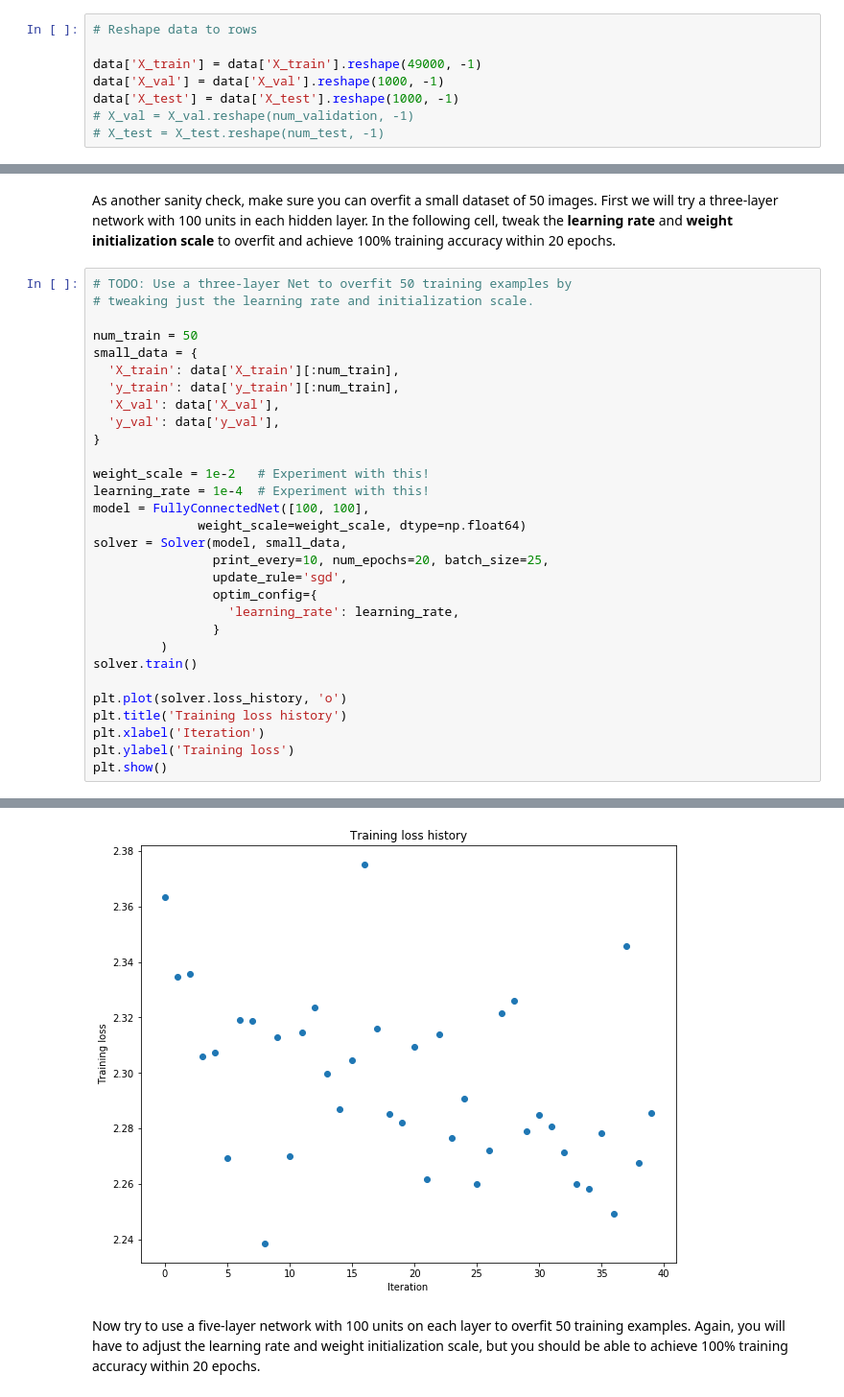
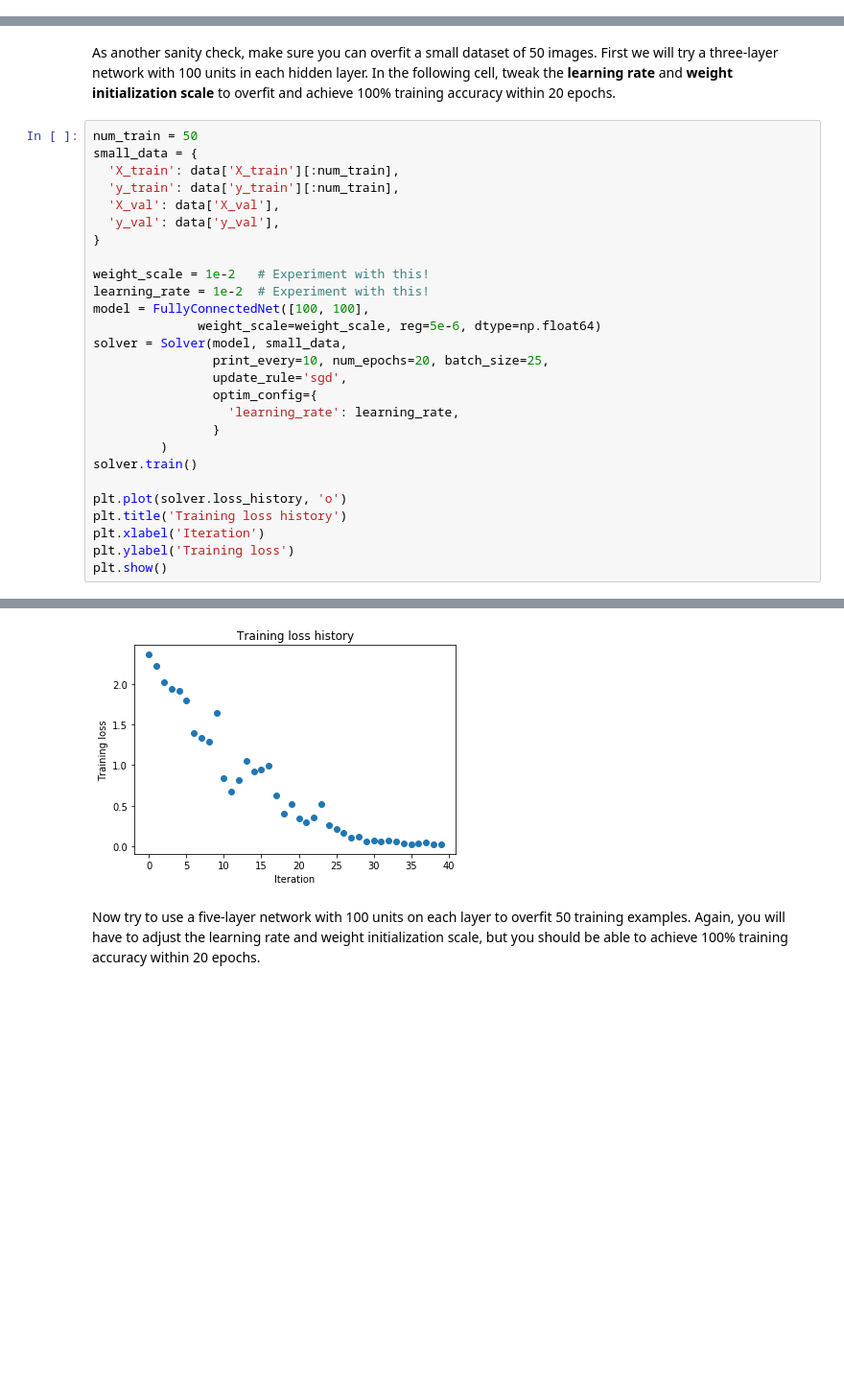
Before and after one commit to usmanr149/CS231n, a Jupyter notebook: assignment2/FullyConnectedNets.ipynb, the cells around one changed output, grey strips where cells are left out. Shown at 96% size. Cells and saved outputs as stored; diff of their text form; blank space fills up the shorter version.

```diff
--- a/assignment2/FullyConnectedNets.ipynb
+++ b/assignment2/FullyConnectedNets.ipynb
@@ -331,14 +328,6 @@ b2 relative error: 7.76e-10
 In the previous assignment, the logic for training models was coupled to the models themselves. Following a more modular design, for this assignment we have split the logic for training models into a separate class.
 
 Open the file `cs231n/solver.py` and read through it to familiarize yourself with the API. After doing so, use a `Solver` instance to train a `TwoLayerNet` that achieves at least `50%` accuracy on the validation set.
-# %%
-# Reshape data to rows
-
-data['X_train'] = data['X_train'].reshape(49000, -1)
-data['X_val'] = data['X_val'].reshape(1000, -1)
-data['X_test'] = data['X_test'].reshape(1000, -1)
-# X_val = X_val.reshape(num_validation, -1)
-# X_test = X_test.reshape(num_test, -1)
 # %%
 model = TwoLayerNet()
 solver = Solver(model, data, optim_config={'learning_rate':1e-3}, lr_decay=0.85)
@@ -449,9 +438,6 @@ b3 relative error: 1.32e-10
 # %% [markdown]
 As another sanity check, make sure you can overfit a small dataset of 50 images. First we will try a three-layer network with 100 units in each hidden layer. In the following cell, tweak the **learning rate** and **weight initialization scale** to overfit and achieve 100% training accuracy within 20 epochs.
 # %%
-# TODO: Use a three-layer Net to overfit 50 training examples by
-# tweaking just the learning rate and initialization scale.
-
 num_train = 50
 small_data = {
   'X_train': data['X_train'][:num_train],
@@ -461,9 +447,9 @@ small_data = {
 }
 
 weight_scale = 1e-2   # Experiment with this!
-learning_rate = 1e-4  # Experiment with this!
+learning_rate = 1e-2  # Experiment with this!
 model = FullyConnectedNet([100, 100],
-              weight_scale=weight_scale, dtype=np.float64)
+              weight_scale=weight_scale, reg=5e-6, dtype=np.float64)
 solver = Solver(model, small_data,
                 print_every=10, num_epochs=20, batch_size=25,
                 update_rule='sgd',
@@ -499,4 +485,4 @@ plt.show()
-[figure, old version]
+[figure, new version]
 # %% [markdown]
 Now try to use a five-layer network with 100 units on each layer to overfit 50 training examples. Again, you will have to adjust the learning rate and weight initialization scale, but you should be able to achieve 100% training accuracy within 20 epochs.
 # %%
```
Also changed, not shown: parts of 14 cells of this notebook, 2 other files.
